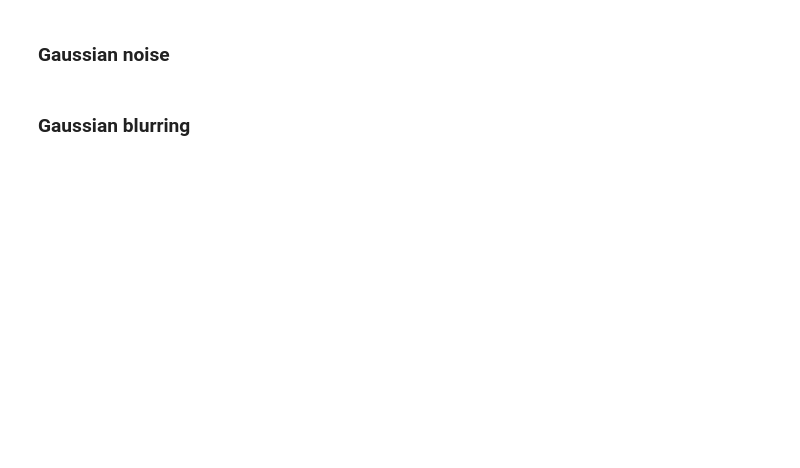
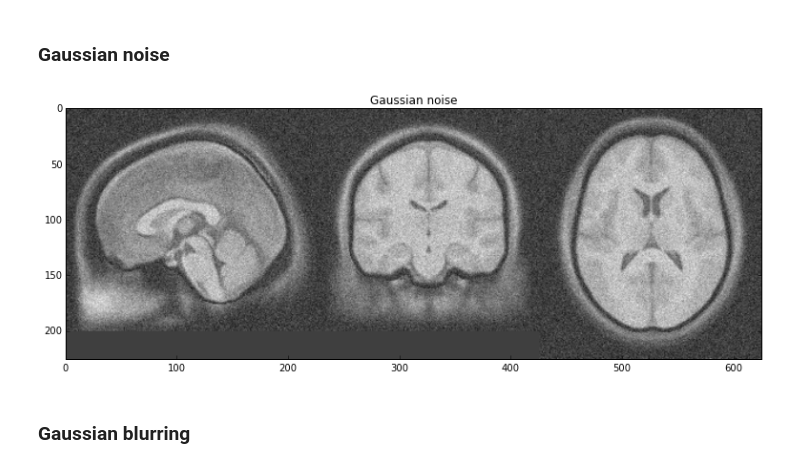
Before and after one commit to ozan-oktay/Medical-Image-Analysis-IPython-Tutorials, a Jupyter notebook: tutorial_1/tutorial_1_filtering.ipynb, the cells around one changed output. Drawn from its saved outputs; the diff is of its cells as text; code cells hidden in the pictures; blank space fills up the shorter version.

```diff
--- a/tutorial_1/tutorial_1_filtering.ipynb
+++ b/tutorial_1/tutorial_1_filtering.ipynb
@@ -62,27 +68,32 @@ imagedisplay.myshow(sitk.Tile(slices, [4,1]), dpi=16)
 # %% [markdown]
 ### Gaussian noise
 # %%
-# Copy the image matrix
+# Get a numpy array from a SimpleITK image
 data = sitk.GetArrayFromImage(image) # numpy array
 
 # Image dimensions
 n_rows = imageSize[0]
 n_cols = imageSize[1]
 n_slices = imageSize[2]
 
 # Add a gaussian noise to the image
 mean = 0
 sigma = max(data.flatten()) * 0.10
 noise = np.random.normal(mean,sigma,(n_rows,n_cols,n_slices))
 noisy_data = data + noise
 
-# Put the numpy matrix into the sitk image object
+# Put the numpy matrix back into a SimpleITK image object
 noisy_image = sitk.GetImageFromArray(noisy_data)
-# Meta-information has to be copied from the original image (voxel spacing, orientation, and origin)
+# Meta-information has to be copied from the original image:
+# voxel spacing, orientation, and origin
 sitk.Image.CopyInformation(noisy_image,image)
 
-slices =[noisy_image[imageSize[0]//2,:,::-1],noisy_image[:,imageSize[1]//2,::-1],noisy_image[:,:,imageSize[2]//2]]
-imagedisplay.myshow(sitk.Tile(slices, [3,1]), dpi=21)
+slices =[ noisy_image[imageSize[0]/2,:,::-1],
+          noisy_image[:,imageSize[1]/2,::-1],
+          noisy_image[:,:,imageSize[2]/2] ]
+imagedisplay.myshow(sitk.Tile(slices, [3,1]), title="Gaussian noise", dpi=21)
+# %% [output]
+[figure, added]
 # %% [markdown]
 ### Gaussian blurring
 # %%
```
Also changed, not shown: parts of 7 cells of this notebook, 4 other files.
